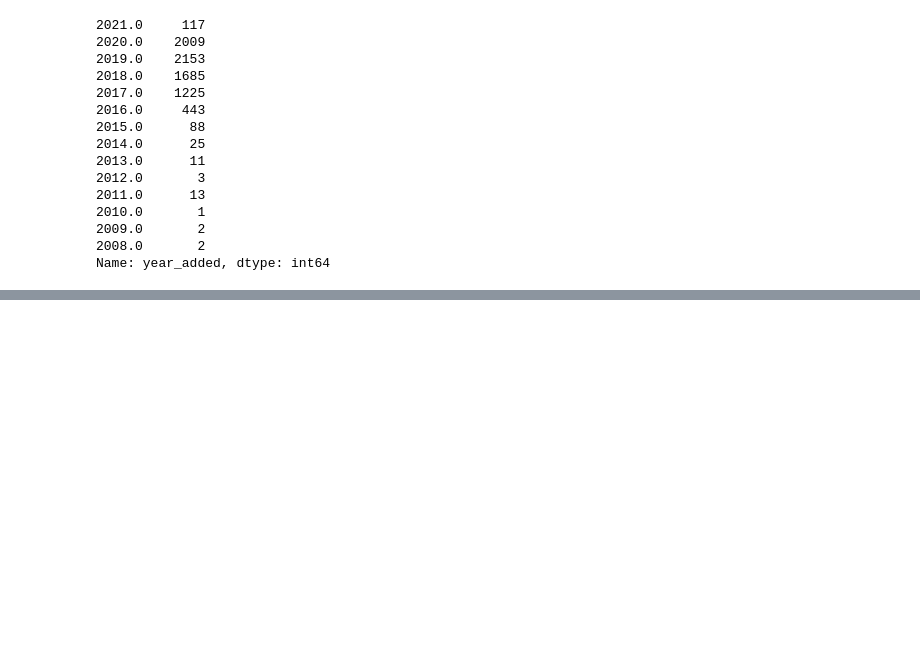
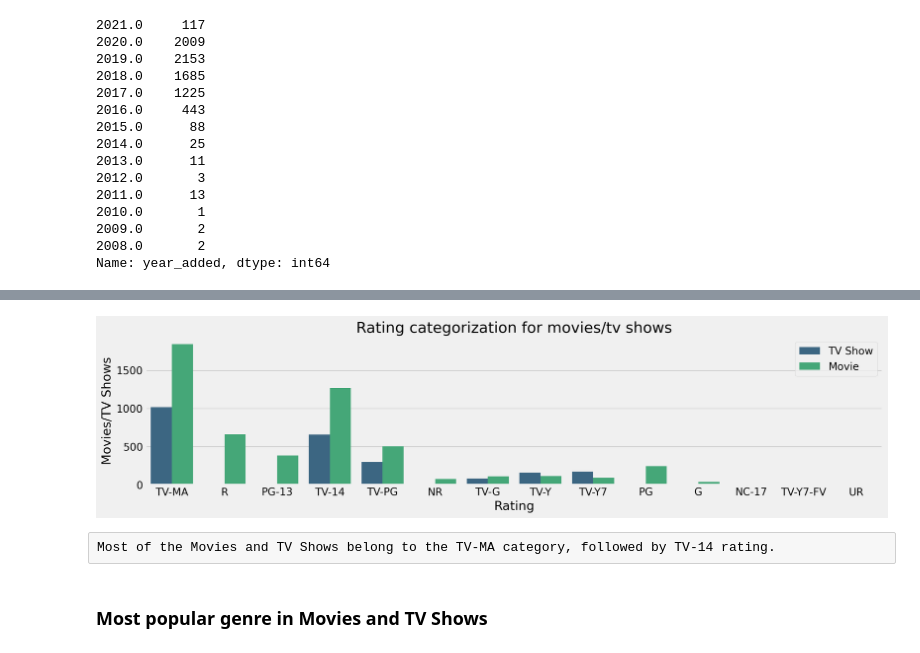
Before and after one commit to Manav099/ExploratoryDataAnalysis, a Jupyter notebook: Project02-netflix_moviesandtvshows/Netflix-EDA.ipynb, the cells around one changed output, grey strips where cells are left out. Saved outputs shown, nothing was run; the diff lists cells and outputs as text; code cells hidden in the pictures; blank space fills up the shorter version.

```diff
--- a/Project02-netflix_moviesandtvshows/Netflix-EDA.ipynb
+++ b/Project02-netflix_moviesandtvshows/Netflix-EDA.ipynb
@@ -521,0 +526,3 @@ plt.legend(loc=("upper left"), ncol=2);
+# %%
+ratings = df.loc[df['rating'].notnull()]
+ratings.head(2)
@@ -521,0 +533,13 @@ plt.legend(loc=("upper left"), ncol=2);
+# %%
+sns.countplot(data=ratings, x='rating', hue='type', palette='viridis')
+plt.legend(loc='upper right')
+plt.title('Rating categorization for movies/tv shows')
+plt.xlabel('Rating')
+plt.ylabel('Movies/TV Shows')
+plt.tight_layout();
+# %% [output]
+[figure, added]
+# %% [raw]
+Most of the Movies and TV Shows belong to the TV-MA category, followed by TV-14 rating.
+# %% [markdown]
+### Most popular genre in Movies and TV Shows
```
Also changed, not shown: parts of 25 cells of this notebook.
